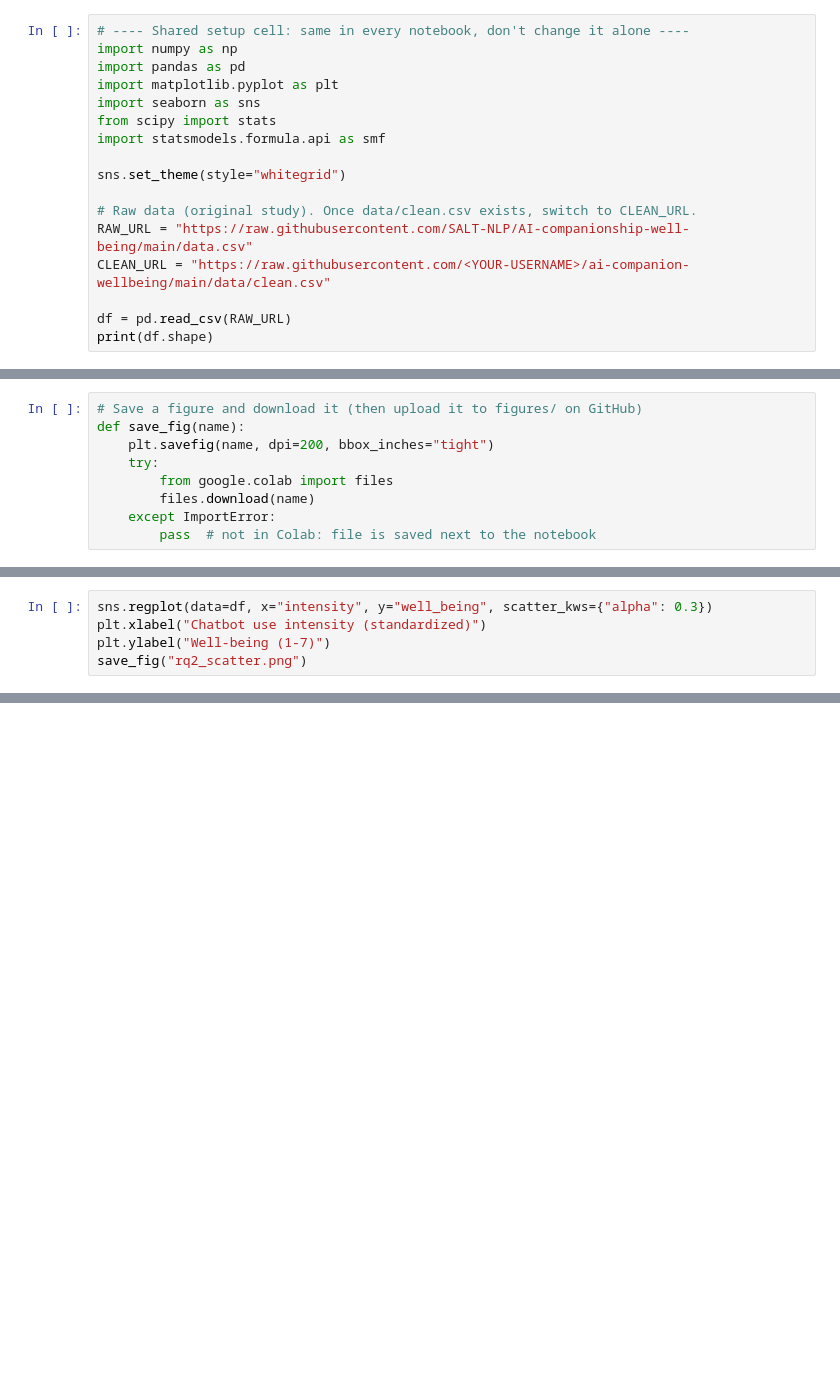
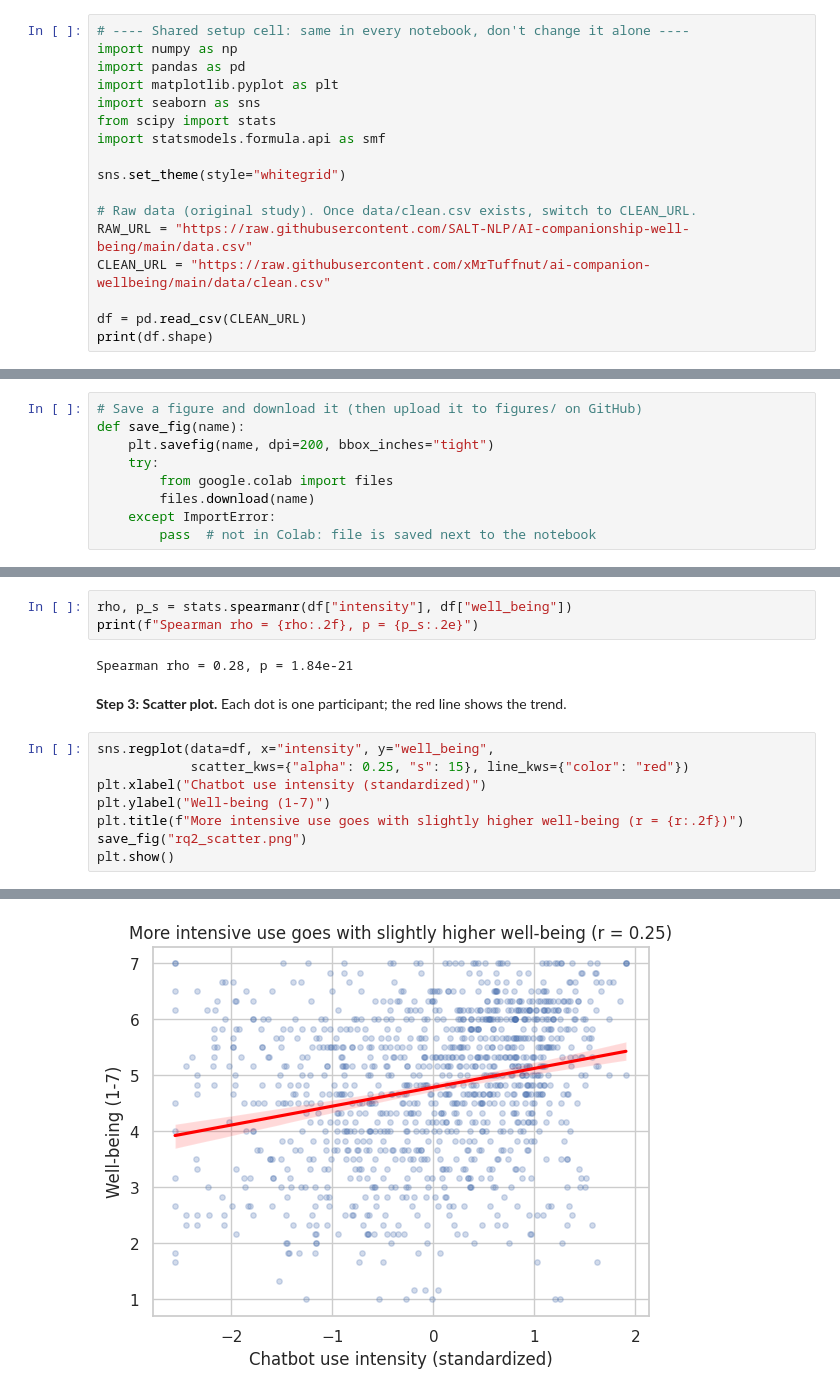
Before and after one commit to xMrTuffnut/ai-companion-wellbeing, a Jupyter notebook: notebooks/03_rq2_intensity.ipynb, the cells around one changed output, grey strips where cells are left out. Drawn from its saved outputs; the diff is of its cells as text; blank space fills up the shorter version.

```diff
--- a/notebooks/03_rq2_intensity.ipynb
+++ b/notebooks/03_rq2_intensity.ipynb
@@ -16,7 +18,7 @@ sns.set_theme(style="whitegrid")
 
 # Raw data (original study). Once data/clean.csv exists, switch to CLEAN_URL.
 RAW_URL = "https://raw.githubusercontent.com/SALT-NLP/AI-companionship-well-being/main/data.csv"
-CLEAN_URL = "https://raw.githubusercontent.com/<YOUR-USERNAME>/ai-companion-wellbeing/main/data/clean.csv"
+CLEAN_URL = "https://raw.githubusercontent.com/xMrTuffnut/ai-companion-wellbeing/main/data/clean.csv"
 
-df = pd.read_csv(RAW_URL)
+df = pd.read_csv(CLEAN_URL)
 print(df.shape)
@@ -35,5 +48,16 @@ print(f"r = {r:.2f}, p = {p:.4f}")
+# %%
+rho, p_s = stats.spearmanr(df["intensity"], df["well_being"])
+print(f"Spearman rho = {rho:.2f}, p = {p_s:.2e}")
+# %% [output]
+Spearman rho = 0.28, p = 1.84e-21
+# %% [markdown]
+**Step 3: Scatter plot.** Each dot is one participant; the red line shows the trend.
 # %%
-sns.regplot(data=df, x="intensity", y="well_being", scatter_kws={"alpha": 0.3})
+sns.regplot(data=df, x="intensity", y="well_being",
+            scatter_kws={"alpha": 0.25, "s": 15}, line_kws={"color": "red"})
 plt.xlabel("Chatbot use intensity (standardized)")
 plt.ylabel("Well-being (1-7)")
+plt.title(f"More intensive use goes with slightly higher well-being (r = {r:.2f})")
 save_fig("rq2_scatter.png")
+plt.show()
+# %% [output]
@@ -39,0 +66 @@ save_fig("rq2_scatter.png")
+[figure, added]
```
Also changed, not shown: parts of 9 cells of this notebook.
